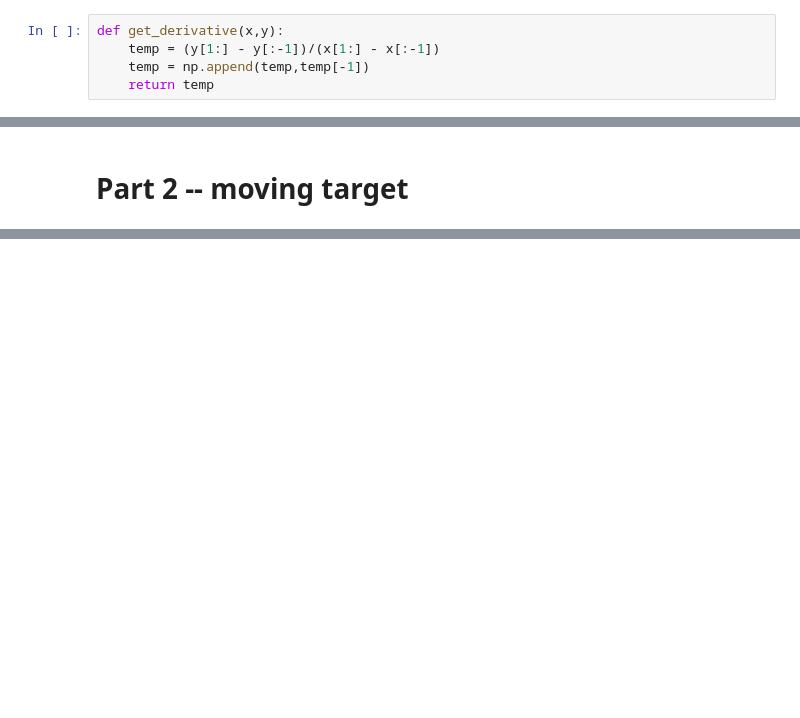
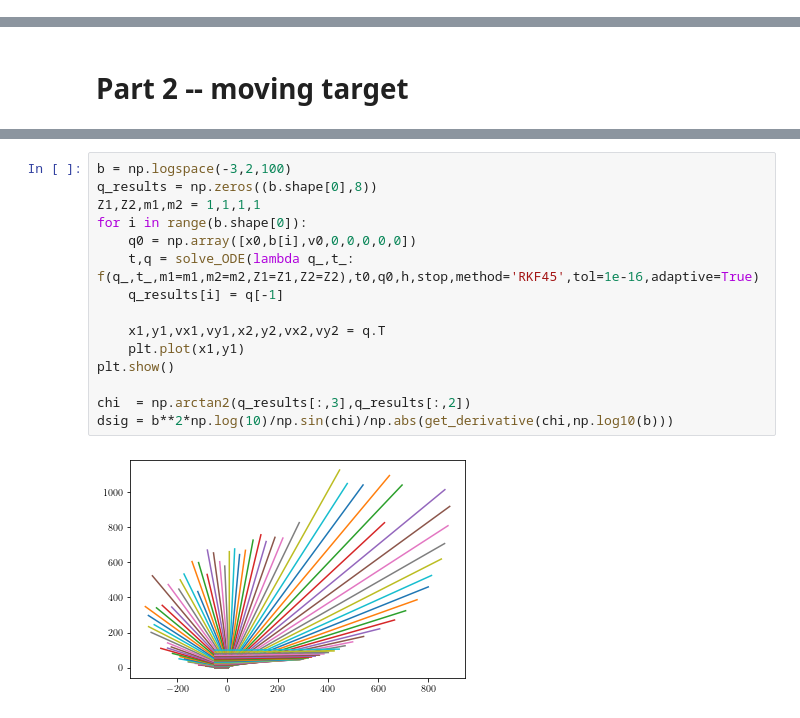
Before and after one commit to rwhitehill/CP-PHYS811-F24, a Jupyter notebook: P2/main.ipynb, the cells around one changed output, grey strips where cells are left out. Cells and saved outputs as stored; diff of their text form; blank space fills up the shorter version.

```diff
--- a/P2/main.ipynb
+++ b/P2/main.ipynb
@@ -184,5 +204,0 @@ plt.show()
-# %%
-def get_derivative(x,y):
-    temp = (y[1:] - y[:-1])/(x[1:] - x[:-1])
-    temp = np.append(temp,temp[-1])
-    return temp
@@ -243,0 +242,17 @@ plt.show()
+# %%
+b = np.logspace(-3,2,100)
+q_results = np.zeros((b.shape[0],8))
+Z1,Z2,m1,m2 = 1,1,1,1
+for i in range(b.shape[0]):
+    q0 = np.array([x0,b[i],v0,0,0,0,0,0])
+    t,q = solve_ODE(lambda q_,t_: f(q_,t_,m1=m1,m2=m2,Z1=Z1,Z2=Z2),t0,q0,h,stop,method='RKF45',tol=1e-16,adaptive=True)
+    q_results[i] = q[-1]
+
+    x1,y1,vx1,vy1,x2,y2,vx2,vy2 = q.T
+    plt.plot(x1,y1)
+plt.show()
+
+chi  = np.arctan2(q_results[:,3],q_results[:,2])
+dsig = b**2*np.log(10)/np.sin(chi)/np.abs(get_derivative(chi,np.log10(b)))
+# %% [output]
+[figure, added]
```
Also changed, not shown: parts of 16 cells of this notebook, 11 other files.
